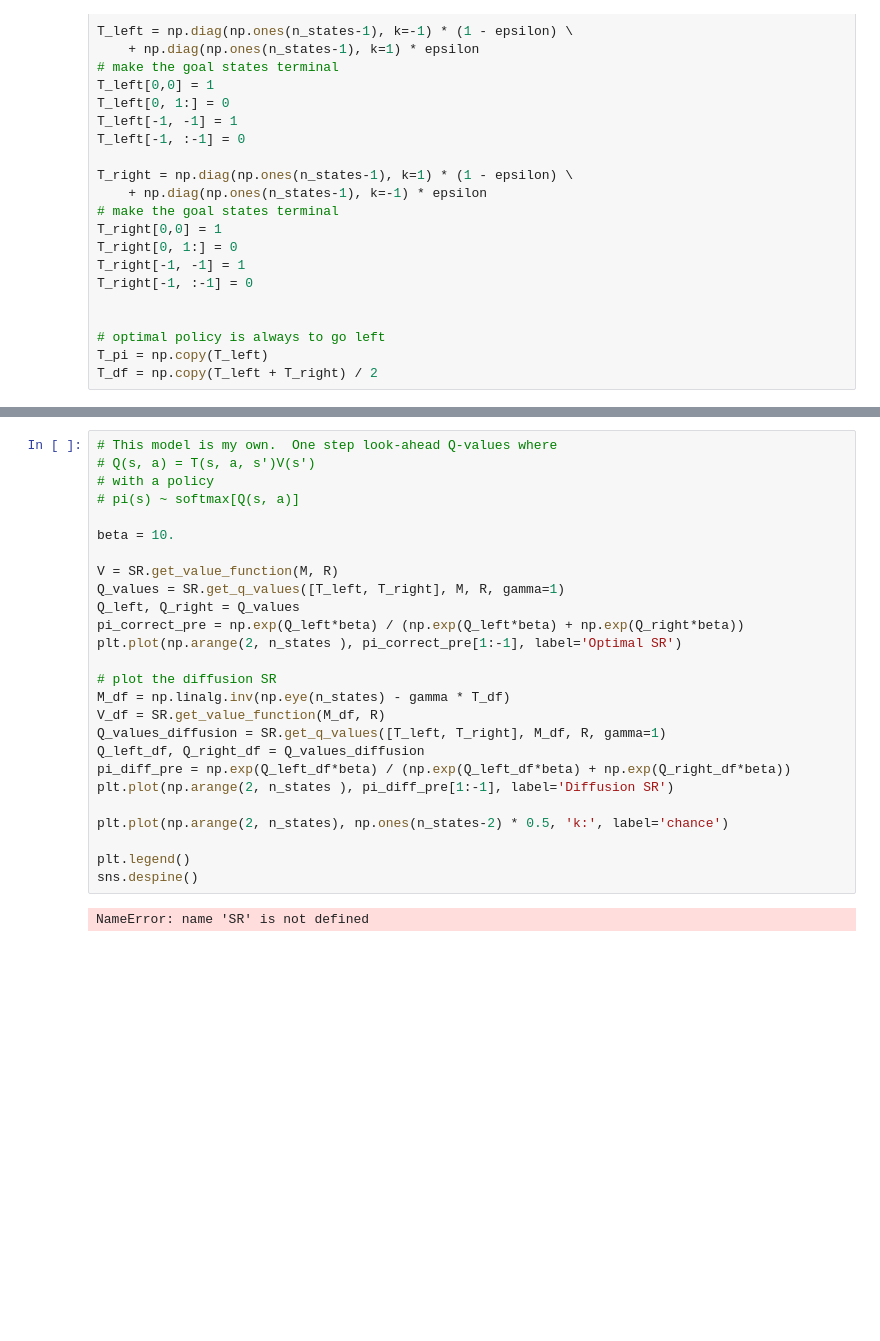
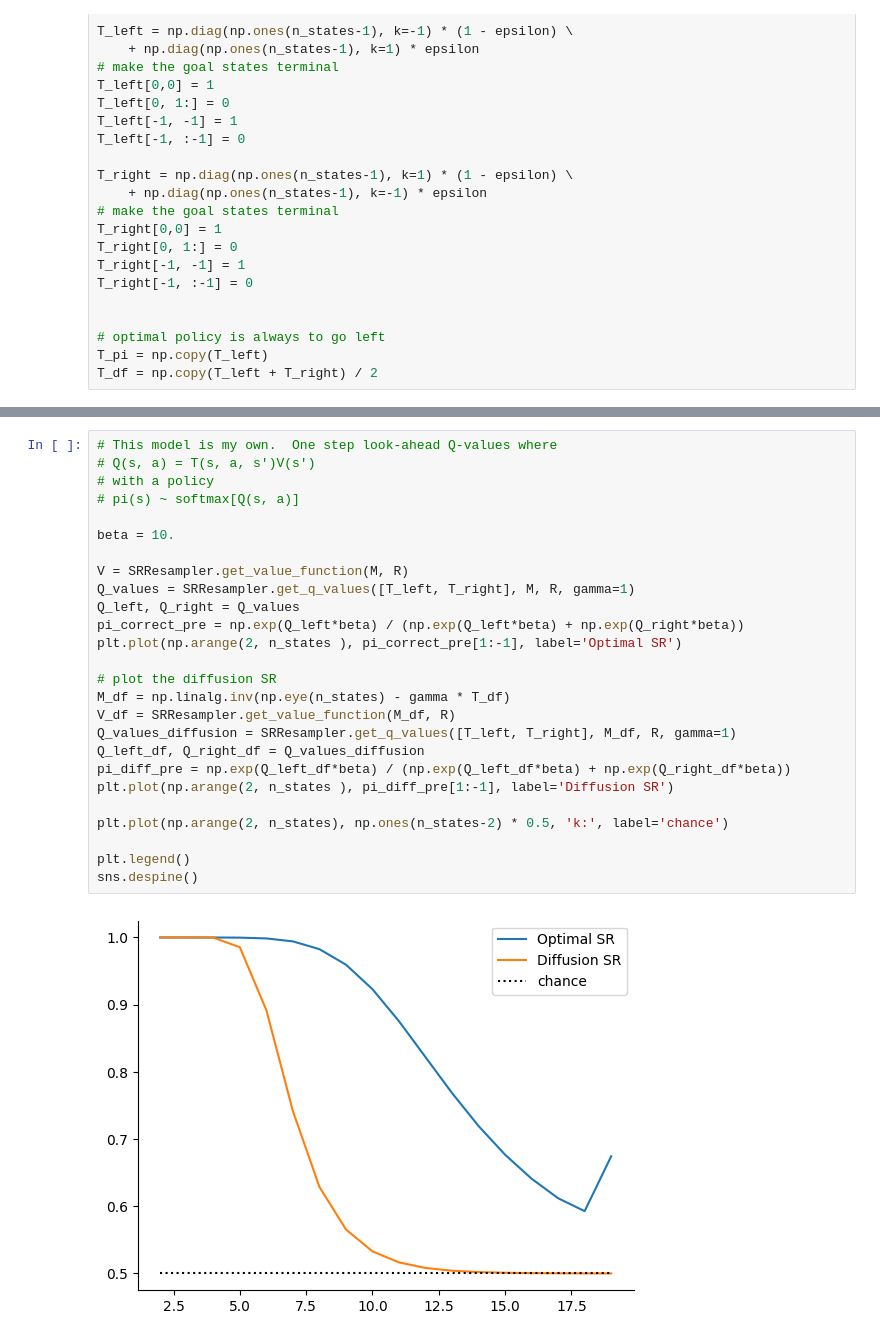
Before and after one commit to nicktfranklin/thread_the_needle, a Jupyter notebook: Successor Representation.ipynb, the cells around one changed output, grey strips where cells are left out. Saved outputs shown, nothing was run; the diff lists cells and outputs as text; blank space fills up the shorter version.

```diff
--- a/Successor Representation.ipynb
+++ b/Successor Representation.ipynb
@@ -268,31 +271,31 @@ Text(0, 0.5, 'State-Values')
 # %%
 # This model is my own.  One step look-ahead Q-values where
 # Q(s, a) = T(s, a, s')V(s')
 # with a policy
 # pi(s) ~ softmax[Q(s, a)]
 
 beta = 10.
 
-V = SR.get_value_function(M, R)
-Q_values = SR.get_q_values([T_left, T_right], M, R, gamma=1)
+V = SRResampler.get_value_function(M, R)
+Q_values = SRResampler.get_q_values([T_left, T_right], M, R, gamma=1)
 Q_left, Q_right = Q_values
 pi_correct_pre = np.exp(Q_left*beta) / (np.exp(Q_left*beta) + np.exp(Q_right*beta))
 plt.plot(np.arange(2, n_states ), pi_correct_pre[1:-1], label='Optimal SR')
 
 # plot the diffusion SR
 M_df = np.linalg.inv(np.eye(n_states) - gamma * T_df)
-V_df = SR.get_value_function(M_df, R)
-Q_values_diffusion = SR.get_q_values([T_left, T_right], M_df, R, gamma=1)
+V_df = SRResampler.get_value_function(M_df, R)
+Q_values_diffusion = SRResampler.get_q_values([T_left, T_right], M_df, R, gamma=1)
 Q_left_df, Q_right_df = Q_values_diffusion
 pi_diff_pre = np.exp(Q_left_df*beta) / (np.exp(Q_left_df*beta) + np.exp(Q_right_df*beta))
 plt.plot(np.arange(2, n_states ), pi_diff_pre[1:-1], label='Diffusion SR')
 
 plt.plot(np.arange(2, n_states), np.ones(n_states-2) * 0.5, 'k:', label='chance')
 
 plt.legend()
 sns.despine()
 # %% [output]
-NameError: name 'SR' is not defined
+[figure, added]
 # %%
 plt.plot(V)
 plt.plot(V_df)
```
Also changed, not shown: parts of 27 cells of this notebook, 2 other files.
